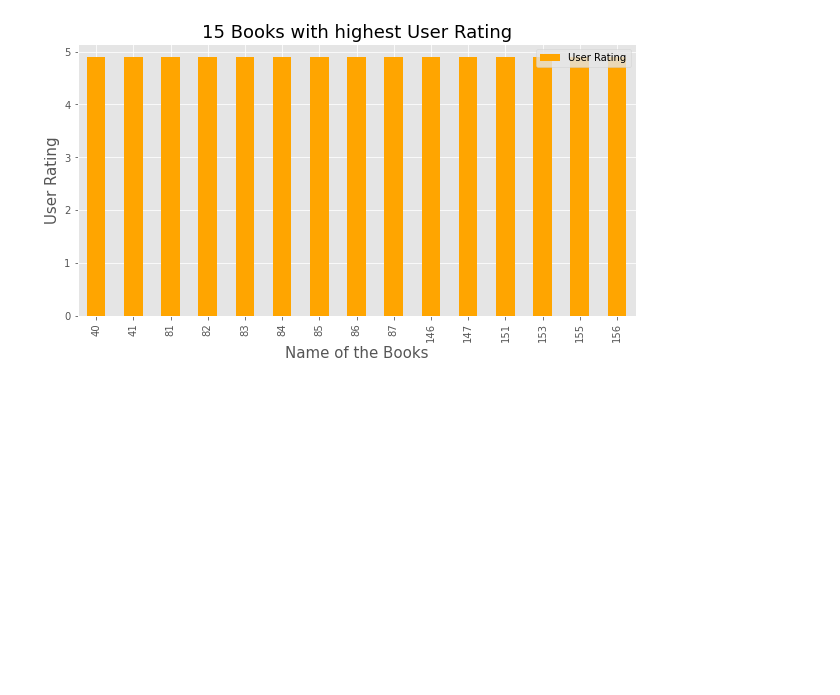
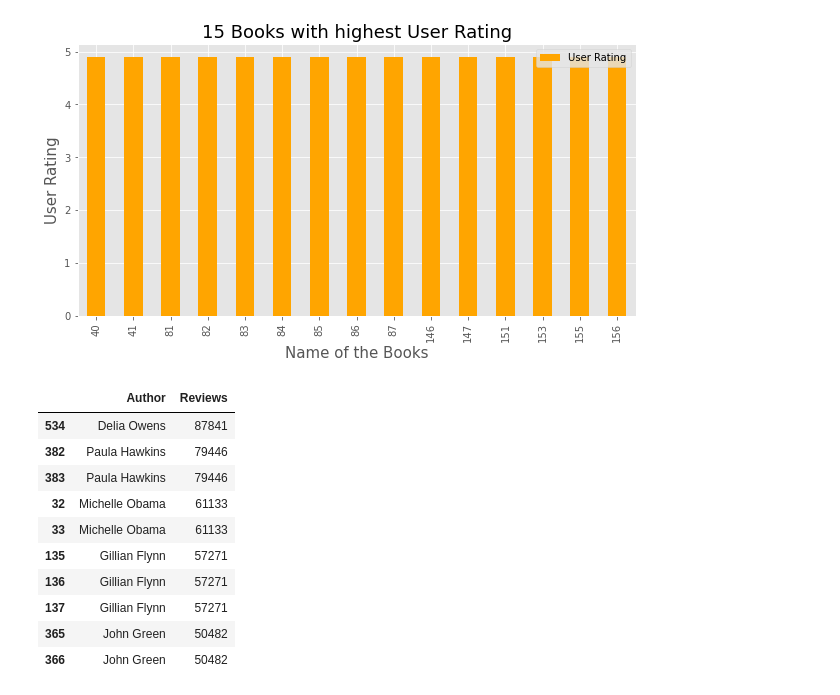
Before and after one commit to nivi-1993/Data-analysis, a Jupyter notebook: EDA on bestselling books-checkpoint.ipynb, the cells around one changed output. Cells and saved outputs as stored; diff of their text form; code cells hidden in the pictures; blank space fills up the shorter version.

```diff
--- a/EDA on bestselling books-checkpoint.ipynb
+++ b/EDA on bestselling books-checkpoint.ipynb
@@ -227,3 +243,17 @@ plt.ylabel('User Rating',fontsize=15)
 plt.show()
 # %% [output]
 [figure]
+# %%
+df[['Author','Reviews']].nlargest(10, 'Reviews') # Top 10 Authors with highest reviews
+# %% [output]
+|  | Author | Reviews |
+| 534 | Delia Owens | 87841 |
+| 382 | Paula Hawkins | 79446 |
+| 383 | Paula Hawkins | 79446 |
+| 32 | Michelle Obama | 61133 |
+| 33 | Michelle Obama | 61133 |
+| 135 | Gillian Flynn | 57271 |
+| 136 | Gillian Flynn | 57271 |
+| 137 | Gillian Flynn | 57271 |
+| 365 | John Green | 50482 |
+| 366 | John Green | 50482 |
```
Also changed, not shown: parts of 3 cells of this notebook.
